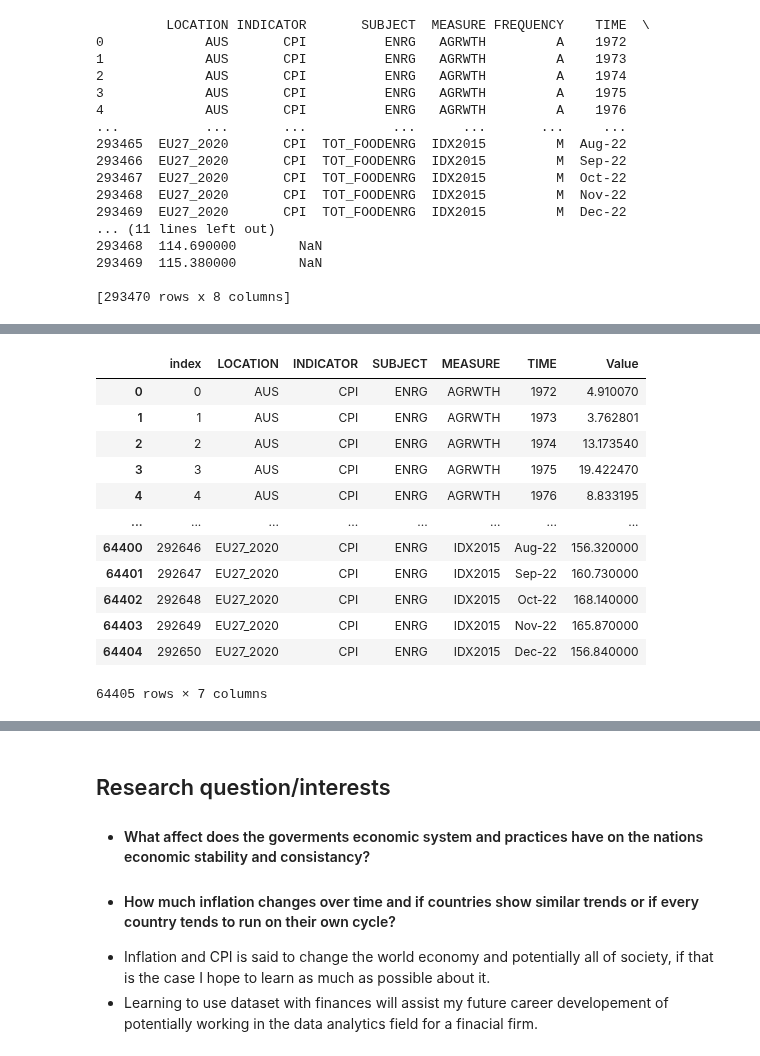
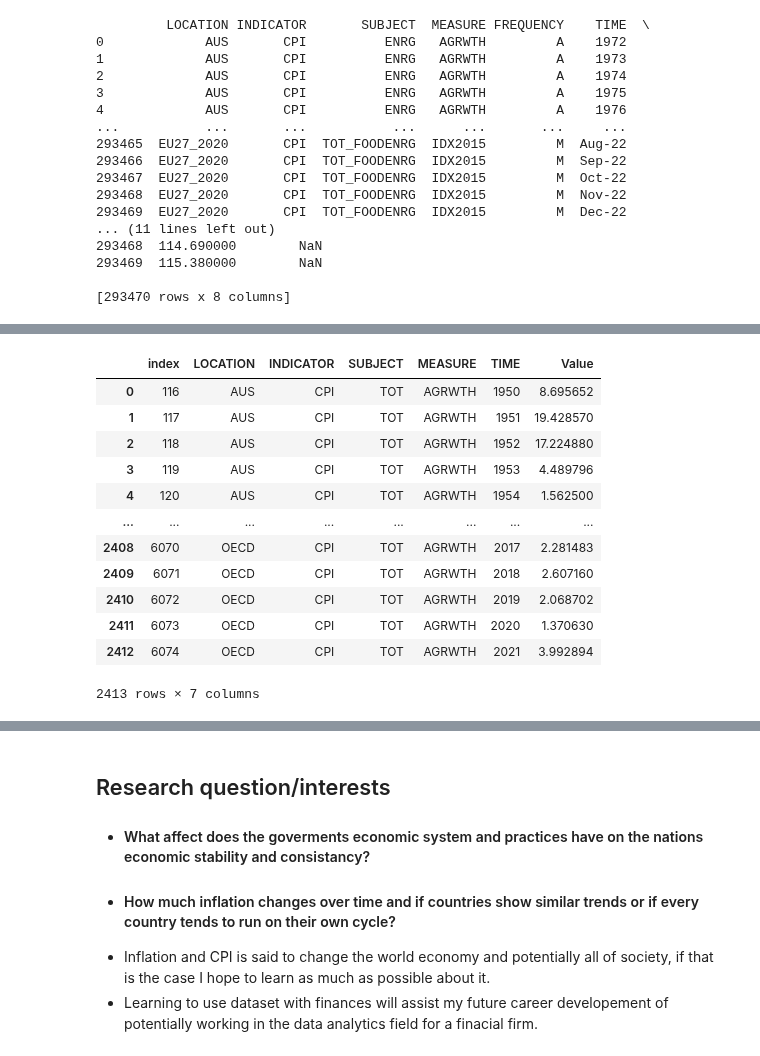
Before and after one commit to ubco-W2022T2-data301/project-group-group19, a Jupyter notebook: analysis/analysis1.ipynb, the cells around one changed output, grey strips where cells are left out. Saved outputs shown, nothing was run; the diff lists cells and outputs as text; code cells hidden in the pictures.

```diff
--- a/analysis/analysis1.ipynb
+++ b/analysis/analysis1.ipynb
@@ -50,22 +51,25 @@ print(dfclean)
-# %%
-#dfmean=dfclean.groupby(["LOCATION","SUBJECT"])["Value"].mean()
-#dfmean
-dfenergy=  dfclean.loc[dfclean['SUBJECT'] == "ENRG"]
-dfenergy.reset_index()
-# %% [output]
-|  | index | LOCATION | INDICATOR | SUBJECT | MEASURE | TIME | Value |
-| 0 | 0 | AUS | CPI | ENRG | AGRWTH | 1972 | 4.910070 |
-| 1 | 1 | AUS | CPI | ENRG | AGRWTH | 1973 | 3.762801 |
-| 2 | 2 | AUS | CPI | ENRG | AGRWTH | 1974 | 13.173540 |
-| 3 | 3 | AUS | CPI | ENRG | AGRWTH | 1975 | 19.422470 |
-| 4 | 4 | AUS | CPI | ENRG | AGRWTH | 1976 | 8.833195 |
-| ... | ... | ... | ... | ... | ... | ... | ... |
-| 64400 | 292646 | EU27_2020 | CPI | ENRG | IDX2015 | Aug-22 | 156.320000 |
-| 64401 | 292647 | EU27_2020 | CPI | ENRG | IDX2015 | Sep-22 | 160.730000 |
-| 64402 | 292648 | EU27_2020 | CPI | ENRG | IDX2015 | Oct-22 | 168.140000 |
-| 64403 | 292649 | EU27_2020 | CPI | ENRG | IDX2015 | Nov-22 | 165.870000 |
-| 64404 | 292650 | EU27_2020 | CPI | ENRG | IDX2015 | Dec-22 | 156.840000 |
-64405 rows × 7 columns
+# %%
+
+dfenergy=  dfclean.loc[dfclean['SUBJECT'] == "ENRG"]
+dfenergy.reset_index()
+dffood=  dfclean.loc[dfclean['SUBJECT'] == "FOOD"]
+dffood.reset_index()
+dftot=  dfclean.loc[dfclean['SUBJECT'] == "TOT"]
+dftot.reset_index()
+# %% [output]
+|  | index | LOCATION | INDICATOR | SUBJECT | MEASURE | TIME | Value |
+| 0 | 116 | AUS | CPI | TOT | AGRWTH | 1950 | 8.695652 |
+| 1 | 117 | AUS | CPI | TOT | AGRWTH | 1951 | 19.428570 |
+| 2 | 118 | AUS | CPI | TOT | AGRWTH | 1952 | 17.224880 |
+| 3 | 119 | AUS | CPI | TOT | AGRWTH | 1953 | 4.489796 |
+| 4 | 120 | AUS | CPI | TOT | AGRWTH | 1954 | 1.562500 |
+| ... | ... | ... | ... | ... | ... | ... | ... |
+| 2408 | 6070 | OECD | CPI | TOT | AGRWTH | 2017 | 2.281483 |
+| 2409 | 6071 | OECD | CPI | TOT | AGRWTH | 2018 | 2.607160 |
+| 2410 | 6072 | OECD | CPI | TOT | AGRWTH | 2019 | 2.068702 |
+| 2411 | 6073 | OECD | CPI | TOT | AGRWTH | 2020 | 1.370630 |
+| 2412 | 6074 | OECD | CPI | TOT | AGRWTH | 2021 | 3.992894 |
+2413 rows × 7 columns
 # %%
 df_enrg_CAN= dfenergy.loc[dfclean['LOCATION']=="CAN"]
 df_enrg_CAN.reset_index()
```
Also changed, not shown: parts of 4 cells of this notebook.
